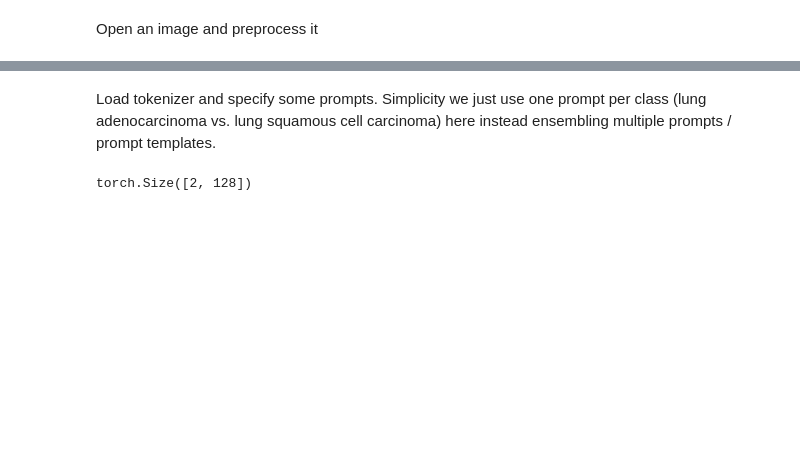
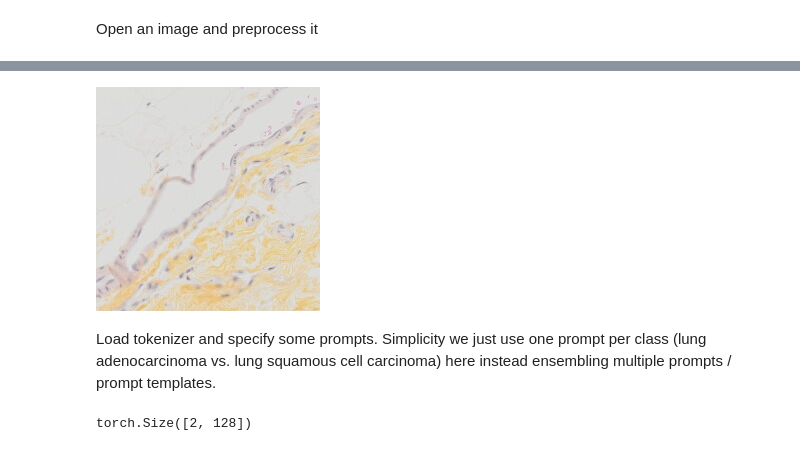
Before and after one commit to vnguyen16/CONCH, a Jupyter notebook: zeroshot_classification_example_starter copy.ipynb, the cells around one changed output, grey strips where cells are left out. Cells and saved outputs as stored; diff of their text form; code cells hidden in the pictures; blank space fills up the shorter version.

```diff
--- a/zeroshot_classification_example_starter copy.ipynb
+++ b/zeroshot_classification_example_starter copy.ipynb
@@ -34,3 +223,23 @@ image.resize((224, 224))
+# %%
+# attempting to load in numpy arrays for patches
+import numpy as np
+import torch
+from PIL import Image
+
+# Load the NumPy array representing your patch
+patch_array = np.load(r"C:\Users\Vivian\Documents\FA47_B1_level9_numpy\patch_0_x1344_y448.npy")  # e.g., "C:\...\patch_0_x224_y448.npy"
+
+# Convert NumPy array to PIL Image for consistent preprocessing
+patch_image = Image.fromarray(patch_array)
+
+# # Apply your preprocessing steps (assuming you defined 'preprocess' previously)
+image_tensor = preprocess(patch_image).unsqueeze(0).to(device)
+
+# Resize the image if required
+patch_image = patch_image.resize((224, 224))
+display(patch_image)
+# %% [output]
+[figure, added]
 # %% [markdown]
 Load tokenizer and specify some prompts. Simplicity we just use one prompt per class (lung adenocarcinoma vs. lung squamous cell carcinoma) here instead ensembling multiple prompts / prompt templates.
 # %%
```
Also changed, not shown: parts of 11 cells of this notebook, 32 other files.
